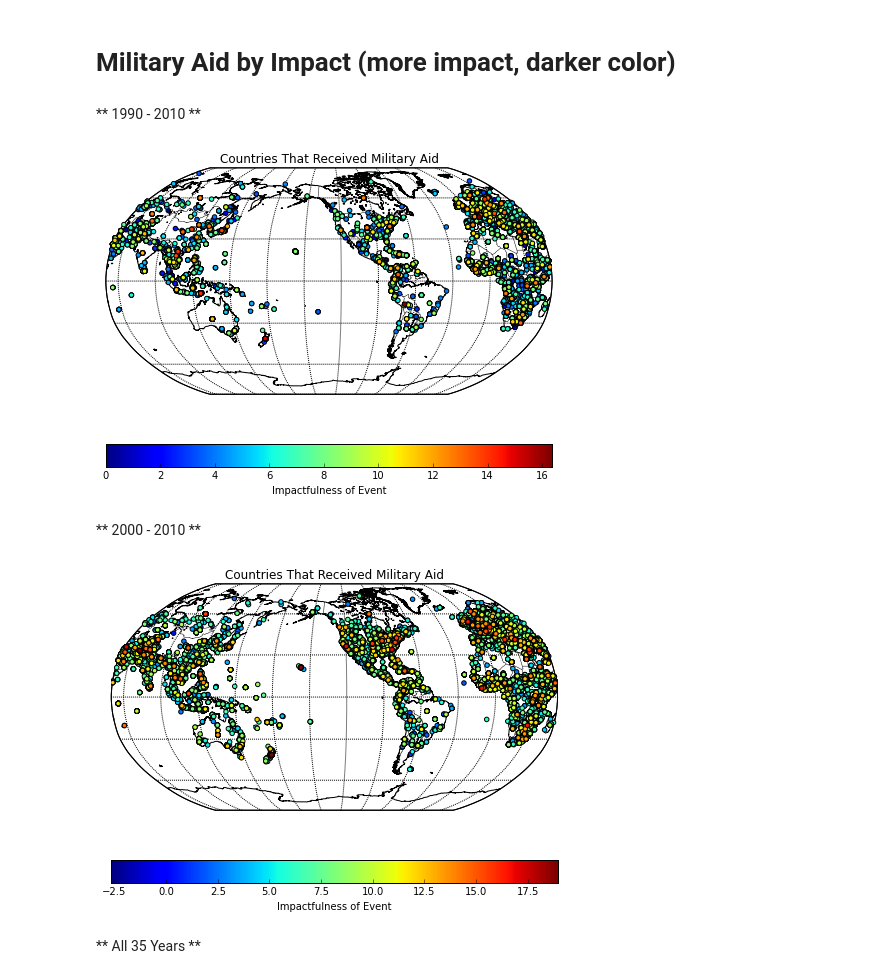
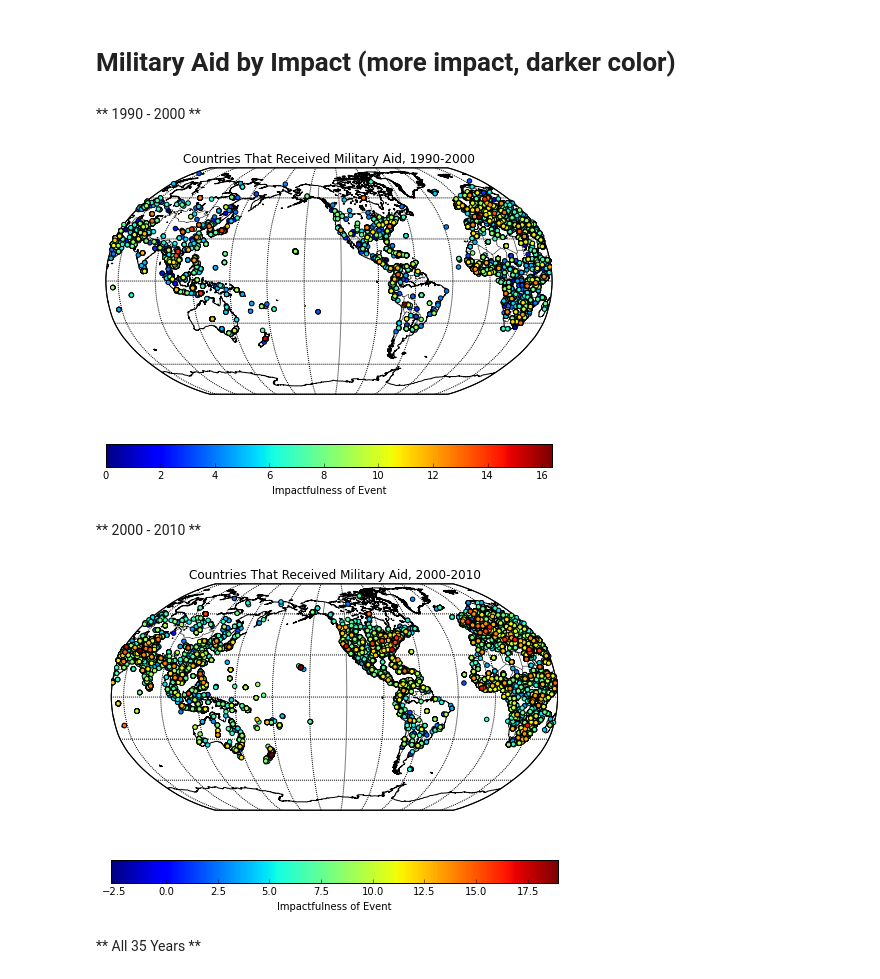
Before and after one commit to chongyeegan/cs5304-dataScience, a Jupyter notebook: Data-Science_hw3/Extra Credit 1/Extra Credit 1.ipynb, the cells around one changed output. Saved outputs shown, nothing was run; the diff lists cells and outputs as text; code cells hidden in the pictures.

```diff
--- a/Data-Science_hw3/Extra Credit 1/Extra Credit 1.ipynb
+++ b/Data-Science_hw3/Extra Credit 1/Extra Credit 1.ipynb
@@ -14,7 +14,7 @@ rcParams['figure.figsize'] = (8,6)
 # %% [markdown]
 # Military Aid by Impact (more impact, darker color)
 # %% [markdown]
-** 1990 - 2010 **
+** 1990 - 2000 **
 # %%
 tone = []
 lats2, lons2 = [], []
@@ -33,26 +33,26 @@ with open(MILITARY_AID_AVGTONE_1990To2000) as f:
 # %%
 eq_map = Basemap(projection='robin', resolution = 'l', area_thresh = 1000.0,
               lat_0=0, lon_0=-130)
 eq_map.drawcoastlines()
 eq_map.drawcountries()
 eq_map.fillcontinents(color = 'gray', zorder=0)
 eq_map.drawmapboundary()
 eq_map.drawmeridians(np.arange(0, 360, 30))
 eq_map.drawparallels(np.arange(-90, 90, 30))
 
 
 x,y = eq_map(lons2, lats2)
 eq_map.scatter(x, y, c=tone, zorder=4)
 #for i in range(len(idx)):
 #    x,y = eq_map(lons2[i], lats2[i])
 #    eq_map.scatter(x,y,c=float(pltColors[i][0]), label=actors1[i][0], zorder=4)
 
-plt.title("Countries That Received Military Aid")
+plt.title("Countries That Received Military Aid, 1990-2000")
 c = plt.colorbar(orientation='horizontal')
 c.set_label("Impactfulness of Event")
 plt.show()
 # %% [output]
-[figure, old version]
+[figure, new version]
 # %% [markdown]
 ** 2000 - 2010 **
 # %%
@@ -87,12 +87,12 @@ eq_map.scatter(x, y, c=tone, zorder=4)
 #    x,y = eq_map(lons2[i], lats2[i])
 #    eq_map.scatter(x,y,c=float(pltColors[i][0]), label=actors1[i][0], zorder=4)
 
-plt.title("Countries That Received Military Aid")
+plt.title("Countries That Received Military Aid, 2000-2010")
 c = plt.colorbar(orientation='horizontal')
 c.set_label("Impactfulness of Event")
 plt.show()
 # %% [output]
-[figure, old version]
+[figure, new version]
 # %% [markdown]
 ** All 35 Years **
 # %%
```
Also changed, not shown: parts of 1 cell of this notebook, 1 other file.
